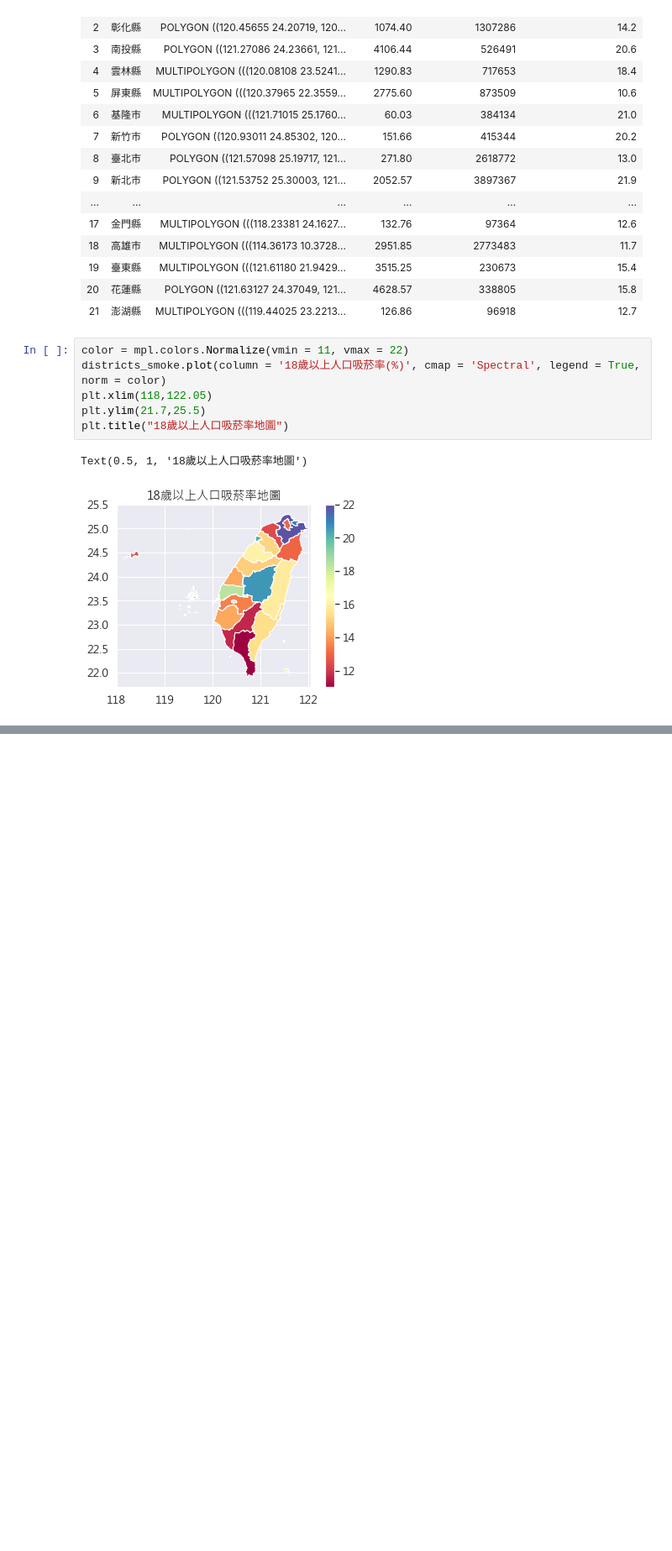
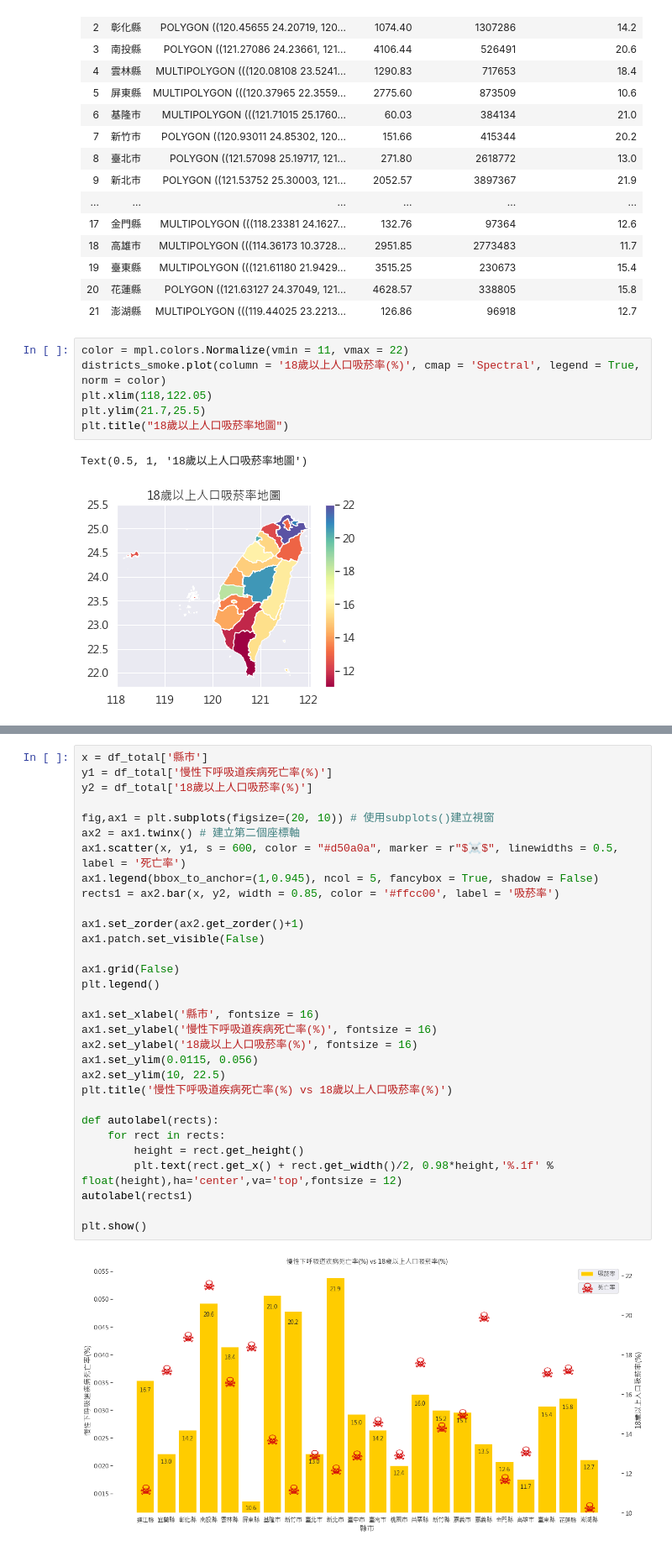
Before and after one commit to k22949706/Kenny, a Jupyter notebook: 程式語言Final.ipynb, the cells around one changed output, grey strips where cells are left out. Shown at 84% size. Cells and saved outputs as stored; diff of their text form; blank space fills up the shorter version.

```diff
--- a/程式語言Final.ipynb
+++ b/程式語言Final.ipynb
@@ -772,0 +886,33 @@ sns.barplot(x=districts_smoke['縣市'],y=districts_smoke['18歲以上人口吸
+# %%
+x = df_total['縣市']
+y1 = df_total['慢性下呼吸道疾病死亡率(%)']
+y2 = df_total['18歲以上人口吸菸率(%)']
+
+fig,ax1 = plt.subplots(figsize=(20, 10)) # 使用subplots()建立視窗
+ax2 = ax1.twinx() # 建立第二個座標軸
+ax1.scatter(x, y1, s = 600, color = "#d50a0a", marker = r"$☠️$", linewidths = 0.5, label = '死亡率')
+ax1.legend(bbox_to_anchor=(1,0.945), ncol = 5, fancybox = True, shadow = False)
+rects1 = ax2.bar(x, y2, width = 0.85, color = '#ffcc00', label = '吸菸率')
+
+ax1.set_zorder(ax2.get_zorder()+1)
+ax1.patch.set_visible(False)
+
+ax1.grid(False)
+plt.legend()
+
+ax1.set_xlabel('縣市', fontsize = 16)
+ax1.set_ylabel('慢性下呼吸道疾病死亡率(%)', fontsize = 16)
+ax2.set_ylabel('18歲以上人口吸菸率(%)', fontsize = 16)
+ax1.set_ylim(0.0115, 0.056)
+ax2.set_ylim(10, 22.5)
+plt.title('慢性下呼吸道疾病死亡率(%) vs 18歲以上人口吸菸率(%)')
+
+def autolabel(rects):
+    for rect in rects:
+        height = rect.get_height()
+        plt.text(rect.get_x() + rect.get_width()/2, 0.98*height,'%.1f' % float(height),ha='center',va='top',fontsize = 12)
+autolabel(rects1)
+
+plt.show()
+# %% [output]
+[figure, added]
```
Also changed, not shown: parts of 14 cells of this notebook.
